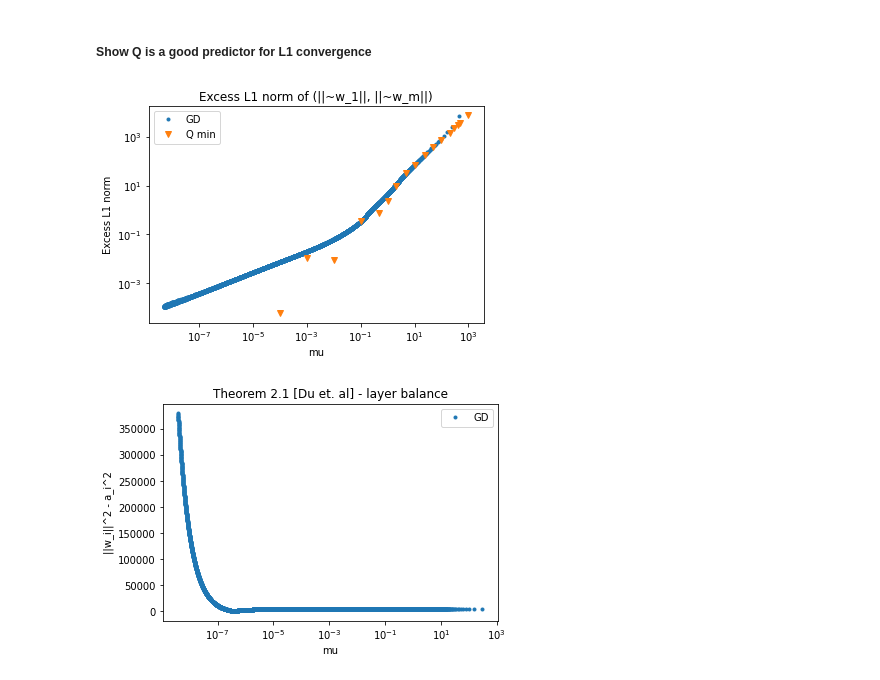
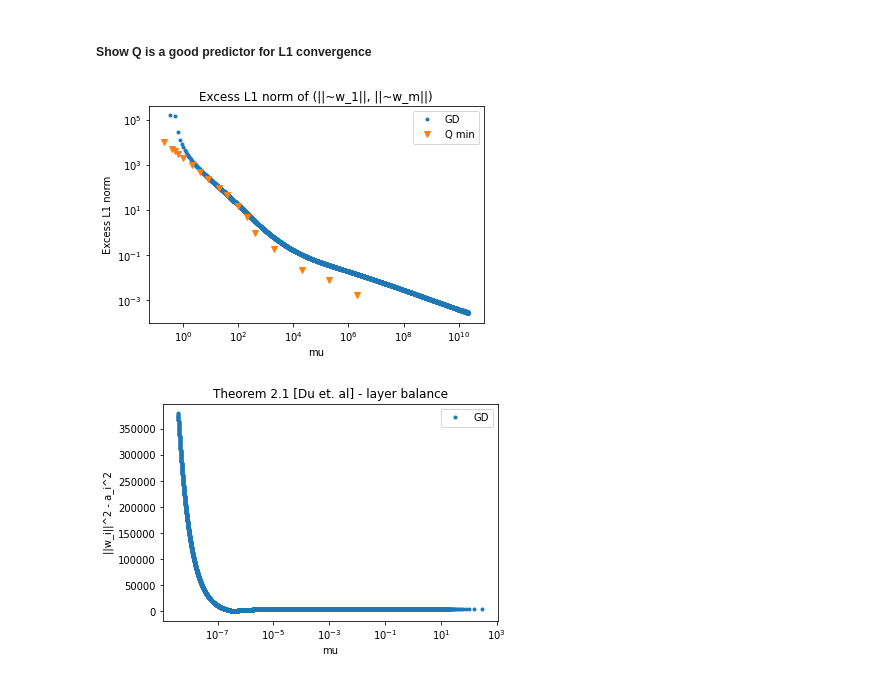
Before and after one commit to shaharazulay/relu-inductive-bias, a Jupyter notebook: source/simulation_general_Q.ipynb, the cells around one changed output. Cells and saved outputs as stored; diff of their text form; code cells hidden in the pictures.

```diff
--- a/source/simulation_general_Q.ipynb
+++ b/source/simulation_general_Q.ipynb
@@ -306,0 +359,32 @@ legend(legend_);
+# %%
+s_vals_to_draw = [0, -0.5, -0.95, -0.999]
+legend_ = []
+
+plt.figure(figsize=[10, 10])
+for s_val in s_vals_to_draw:
+    s = get_s_from_s_val(s_val)
+    res_GD = results_GD[s_val]
+    res_Q = results_Q[s_val]
+
+    plot(
+        [t for t in res_GD['training_loss']],
+        [Q_func(w / minimal_margin(w, a, x, y), a.reshape(-1, 1), [2 * alpha[0]/(1 - s_val**2)/t] * m, s)
+         for t, w, a in zip(res_GD['training_loss'], res_GD['w'], res_GD['a'])],
+        '')
+
+    plot(
+        [(2 * alpha[0])/(1 - s_val**2)/mu_val for mu_val in res_Q['mu']],
+        [Q_func(w, a.reshape(-1, 1), [mu_val] * m, s)
+         for mu_val, w, a in zip(res_Q['mu'], res_Q['w'], res_Q['a'])],
+        '-.+')
+
+    legend_.extend([f'GD (s={s_val})', f'Q min (s={s_val})'])
+
+
+ylim([-200, 100])
+#xlim([1e-3, 1e3])
+xscale('log')
+ylabel('Q_alpha^s value')
+xlabel('mu');
+title(f'Q_alpha^s value');
+legend(legend_);
@@ -389,35 +497,35 @@ plot_svm_classifier(clf, x, y)
 # %% [markdown]
 ##### Show Q is a good predictor for L1 convergence
 # %%
-for s_val in [0.5]:
+for s_val in [0]:
     s = get_s_from_s_val(s_val)
     res_GD = results_GD[s_val]
     res_Q = results_Q[s_val]
 
     plot(
-        [2 * alpha[0]/(1 - s_val**2)/t for t in res_GD['training_loss']],
+        [t for t in res_GD['training_loss']],
         [np.linalg.norm(r, ord=1) - np.linalg.norm(w_tilde_norms_opt_L1, ord=1) for r in res_GD['w_tilde_norms']],
         '.')
 
     plot(
-    [2 * alpha[0]/(1 - s_val**2)/t for t in res_Q['training_loss']],
+    [(2 * alpha[0])/(1 - s_val**2)/mu_val for mu_val in res_Q['mu']],
     [np.linalg.norm(calc_w_tilde_norms(w, a), ord=1) - np.linalg.norm(w_tilde_norms_opt_L1, ord=1)
      for w, a in zip(res_Q['w'], res_Q['a'])],
     'v')
 
 # plot(
 #     [2 * alpha[0]/(1 - s_val**2)/t for t in res_GD['training_loss']],
 #     [m * alpha[0]/(1 - s_val**2)/t - np.linalg.norm(w_tilde_norms_opt_L1, ord=1) for t in res_GD['training_loss']])
 
 yscale('log')
 xscale('log')
 #xlim([1e-4, 1e3])
 ylabel('Excess L1 norm')
 xlabel('mu');
 title(f'Excess L1 norm of (||~w_1||, ||~w_m||)');
 legend(['GD', 'Q min', 'linear trend line']);
 # %% [output]
-[figure, old version]
+[figure, new version]
 # %%
 s_val = 0.95
 res_GD = results_GD[s_val]
```
Also changed, not shown: parts of 18 cells of this notebook.
